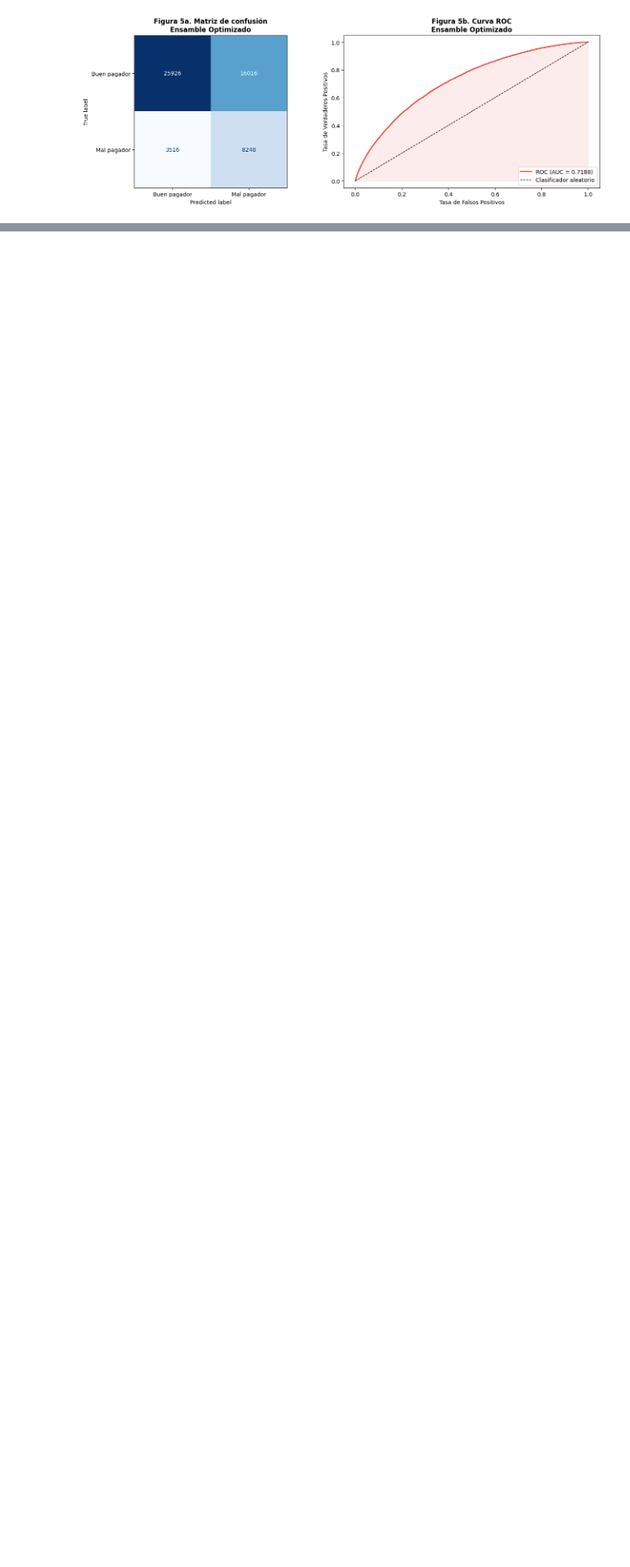
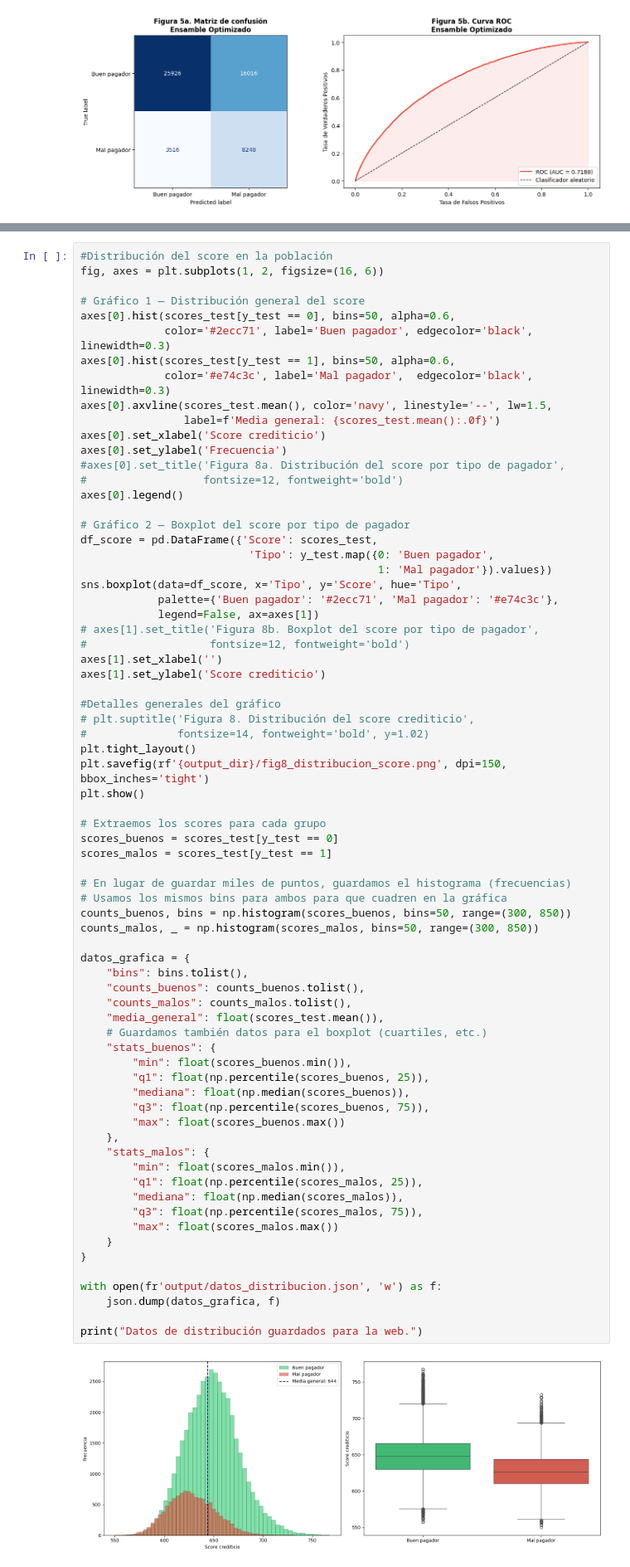
Before and after one commit to jihernandezc/rnaab_riesgo_crediticio, a Jupyter notebook: RAAB_T2_riesgo_crediticio.ipynb, the cells around one changed output, grey strips where cells are left out. Shown at 83% size. Saved outputs shown, nothing was run; the diff lists cells and outputs as text; blank space fills up the shorter version.

Commit message:
Agregar scorecard al notebook

```diff
--- a/RAAB_T2_riesgo_crediticio.ipynb
+++ b/RAAB_T2_riesgo_crediticio.ipynb
@@ -1278,0 +1316,73 @@ plt.show()
+# %%
+#Distribución del score en la población
+fig, axes = plt.subplots(1, 2, figsize=(16, 6))
+
+# Gráfico 1 — Distribución general del score
+axes[0].hist(scores_test[y_test == 0], bins=50, alpha=0.6,
+             color='#2ecc71', label='Buen pagador', edgecolor='black', linewidth=0.3)
+axes[0].hist(scores_test[y_test == 1], bins=50, alpha=0.6,
+             color='#e74c3c', label='Mal pagador',  edgecolor='black', linewidth=0.3)
+axes[0].axvline(scores_test.mean(), color='navy', linestyle='--', lw=1.5,
+                label=f'Media general: {scores_test.mean():.0f}')
+axes[0].set_xlabel('Score crediticio')
+axes[0].set_ylabel('Frecuencia')
+#axes[0].set_title('Figura 8a. Distribución del score por tipo de pagador',
+#                  fontsize=12, fontweight='bold')
+axes[0].legend()
+
+# Gráfico 2 — Boxplot del score por tipo de pagador
+df_score = pd.DataFrame({'Score': scores_test,
+                          'Tipo': y_test.map({0: 'Buen pagador',
+                                              1: 'Mal pagador'}).values})
+sns.boxplot(data=df_score, x='Tipo', y='Score', hue='Tipo',
+            palette={'Buen pagador': '#2ecc71', 'Mal pagador': '#e74c3c'},
+            legend=False, ax=axes[1])
+# axes[1].set_title('Figura 8b. Boxplot del score por tipo de pagador',
+#                   fontsize=12, fontweight='bold')
+axes[1].set_xlabel('')
+axes[1].set_ylabel('Score crediticio')
+
+#Detalles generales del gráfico
+# plt.suptitle('Figura 8. Distribución del score crediticio',
+#              fontsize=14, fontweight='bold', y=1.02)
+plt.tight_layout()
+plt.savefig(rf'{output_dir}/fig8_distribucion_score.png', dpi=150, bbox_inches='tight')
+plt.show()
+
+# Extraemos los scores para cada grupo
+scores_buenos = scores_test[y_test == 0]
+scores_malos = scores_test[y_test == 1]
+
+# En lugar de guardar miles de puntos, guardamos el histograma (frecuencias)
+# Usamos los mismos bins para ambos para que cuadren en la gráfica
+counts_buenos, bins = np.histogram(scores_buenos, bins=50, range=(300, 850))
+counts_malos, _ = np.histogram(scores_malos, bins=50, range=(300, 850))
+
+datos_grafica = {
+    "bins": bins.tolist(),
+    "counts_buenos": counts_buenos.tolist(),
+    "counts_malos": counts_malos.tolist(),
+    "media_general": float(scores_test.mean()),
+    # Guardamos también datos para el boxplot (cuartiles, etc.)
+    "stats_buenos": {
+        "min": float(scores_buenos.min()),
+        "q1": float(np.percentile(scores_buenos, 25)),
+        "mediana": float(np.median(scores_buenos)),
+        "q3": float(np.percentile(scores_buenos, 75)),
+        "max": float(scores_buenos.max())
+    },
+    "stats_malos": {
+        "min": float(scores_malos.min()),
+        "q1": float(np.percentile(scores_malos, 25)),
+        "mediana": float(np.median(scores_malos)),
+        "q3": float(np.percentile(scores_malos, 75)),
+        "max": float(scores_malos.max())
+    }
+}
+
+with open(fr'output/datos_distribucion.json', 'w') as f:
+    json.dump(datos_grafica, f)
+
+print("Datos de distribución guardados para la web.")
+# %% [output]
+[figure, added]
```
Also changed, not shown: parts of 20 cells of this notebook.
